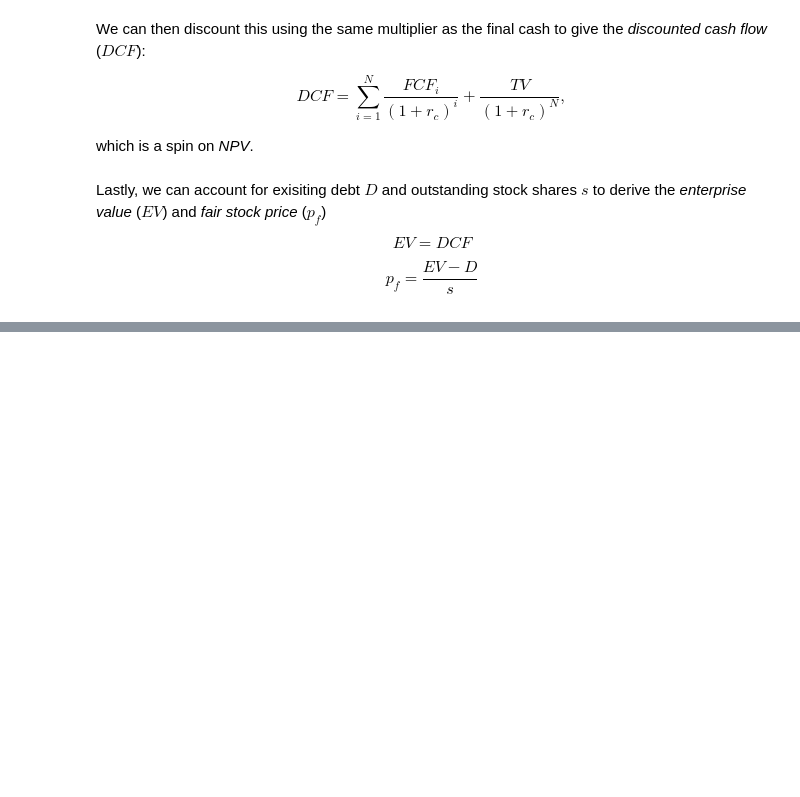
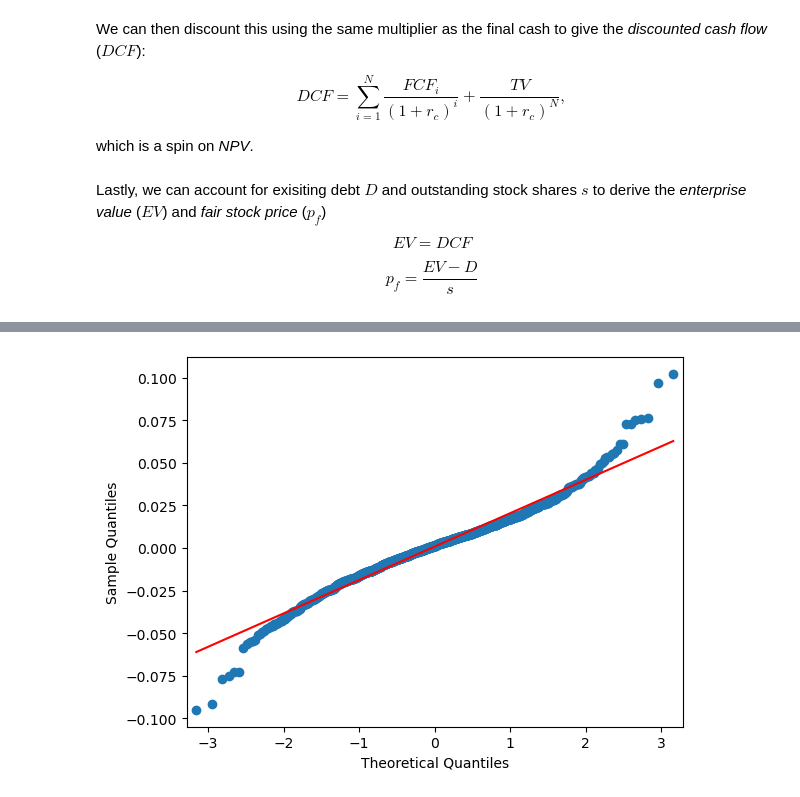
Before and after one commit to Acouvertier/phase_0_quant_foundations, a Jupyter notebook: phase_1_project.ipynb, the cells around one changed output, grey strips where cells are left out. Cells and saved outputs as stored; diff of their text form; code cells hidden in the pictures; blank space fills up the shorter version.

```diff
--- a/phase_1_project.ipynb
+++ b/phase_1_project.ipynb
@@ -234,0 +265,11 @@ def fair_stock(debt,shares_outstanding,growth_rate, capital_cost, free_cash_flow
+# %%
+mean_googl = google_spy_combined['simple_googl'].mean()
+std_googl = google_spy_combined['simple_googl'].std()
+
+mean_spy = google_spy_combined['simple_spy'].mean()
+std_spy = google_spy_combined['simple_spy'].std()
+# %%
+simple_return_google = google_spy_combined['simple_googl'].dropna().to_numpy()
+_ = sm.qqplot(simple_return_google,line='s',loc=mean_googl)
+# %% [output]
+[figure, added]
```
Also changed, not shown: parts of 14 cells of this notebook, 4 other files.
